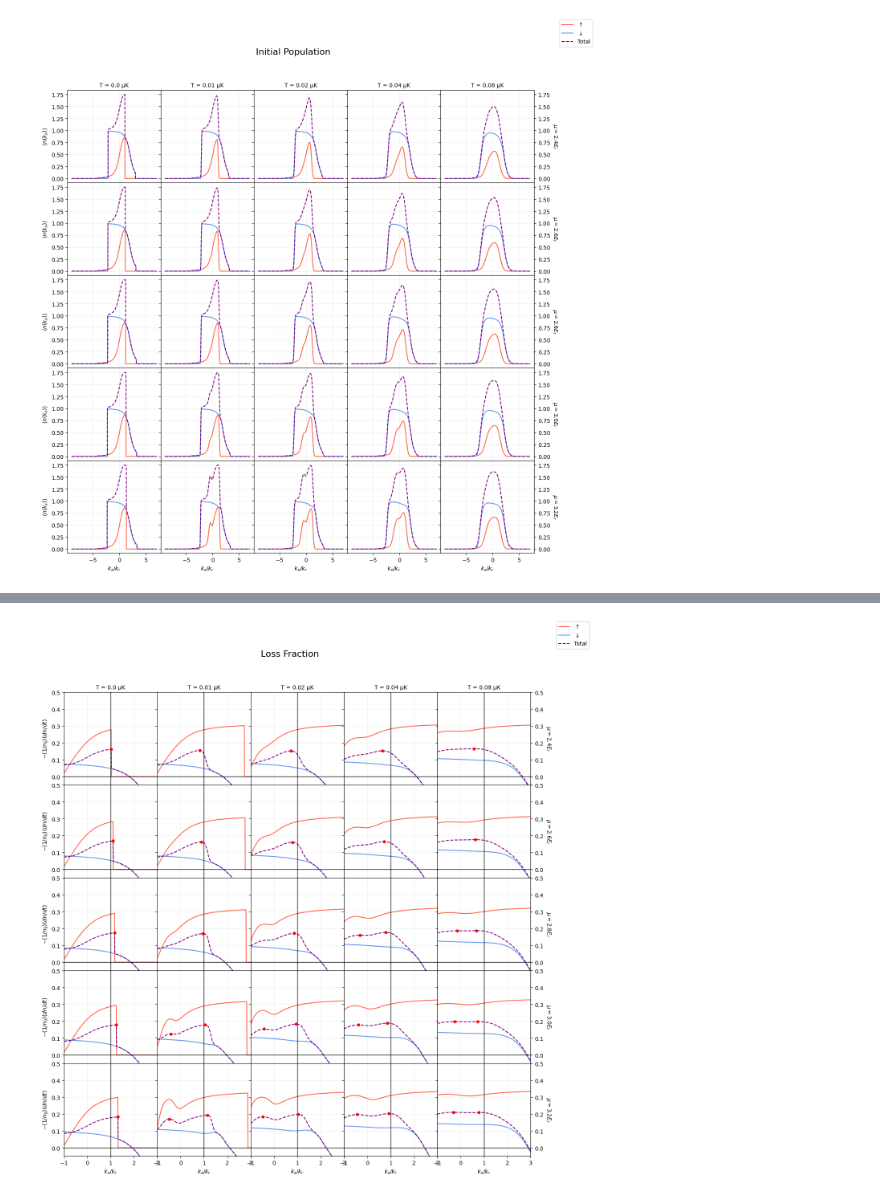
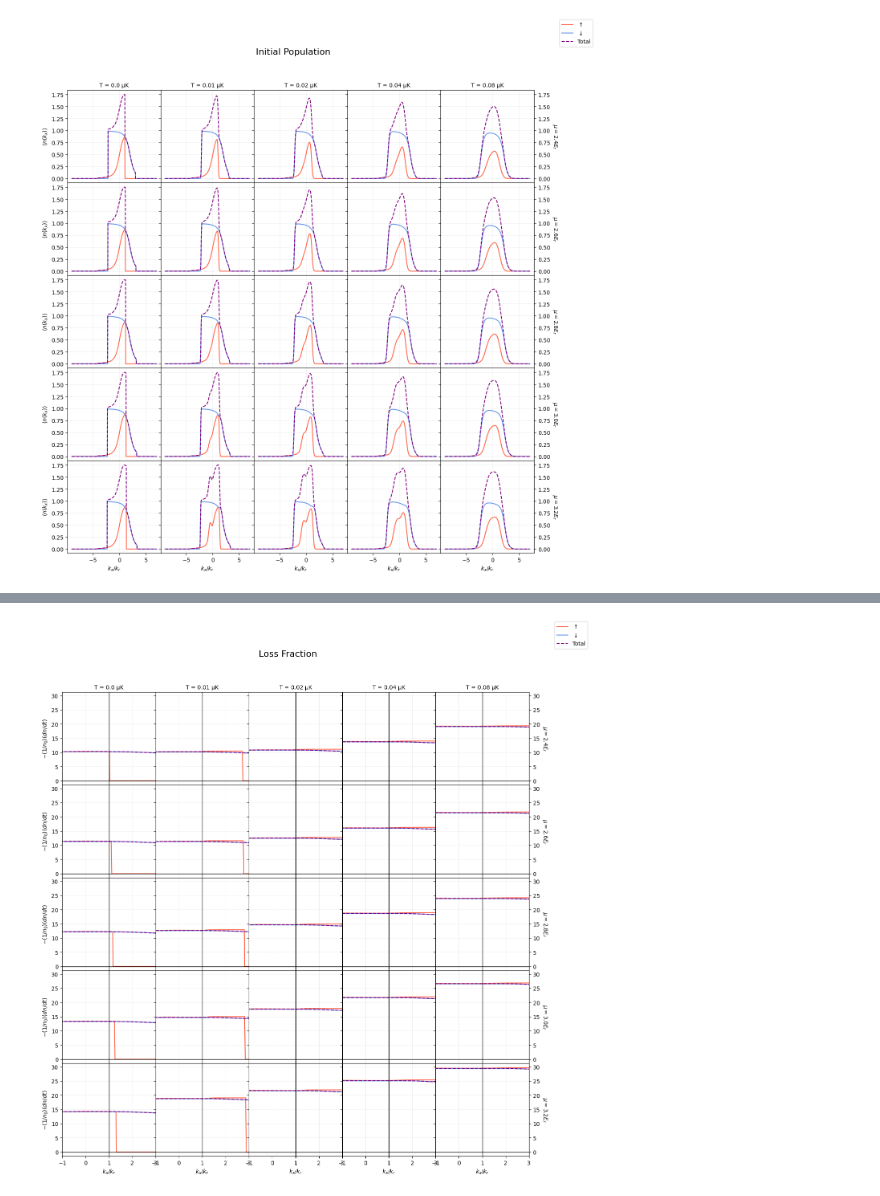
Before and after one commit to pco0511/yb-soc-two-body-loss, a Jupyter notebook: src/momentum_dependency_multiple_plot.ipynb, the cells around one changed output, grey strips where cells are left out. Drawn from its saved outputs; the diff is of its cells as text; code cells hidden in the pictures.

Commit message:
nh calc

```diff
--- a/src/momentum_dependency_multiple_plot.ipynb
+++ b/src/momentum_dependency_multiple_plot.ipynb
@@ -99,0 +134,31 @@ points_to_calc_canon = np.linspace(q_left - 1, q_right + 1, (q_right - q_left +
+# %%
+def corrmat_4_1(alphas: np.ndarray, betas: np.ndarray, n_upper: np.ndarray, n_lower: np.ndarray):
+    assert alphas.shape == betas.shape == n_upper.shape == n_lower.shape
+    assert np.isrealobj(alphas) and np.isrealobj(betas) # not implemented yet
+
+    # 0th axis: p
+    # 1st axis: q
+
+    alpha_q = alphas[np.newaxis, :]
+    beta_q = betas[np.newaxis, :]
+    n_upper_q = n_upper[np.newaxis, :]
+    n_lower_q = n_lower[np.newaxis, :]
+
+    alpha_p = alphas[:, np.newaxis]
+    beta_p = betas[:, np.newaxis]
+    n_upper_p = n_upper[:, np.newaxis]
+    n_lower_p = n_lower[:, np.newaxis]
+
+    # off-diagonals
+    corr_mat = -alpha_q * beta_p * alpha_p * beta_q * n_upper_q * n_upper_p
+    corr_mat += beta_q * beta_p * alpha_q * alpha_p * n_lower_q * n_upper_p
+    corr_mat += alpha_q * alpha_p * beta_q * beta_p * n_upper_q * n_lower_p
+    corr_mat += -alpha_p * beta_q * alpha_q * beta_p * n_lower_q * n_lower_p
+
+    # diagonals
+    diagonal_indices = np.diag_indices_from(corr_mat)
+    corr_mat[diagonal_indices] = (
+        (alphas ** 2 + betas ** 2) ** 2
+    ) * n_upper * n_lower
+
+    return corr_mat
@@ -223,7 +654,7 @@ all_results = {}
 for mu in mus_to_sim:
     for T in temperatures_to_sim:
         print(f"Calculating for: T={T}μK, μ={mu}")
-        all_results[(T, mu)] = calculate_physical_quantities(temperature_muK=T, mu=mu)
+        all_results[(T, mu)] = initial_loss_non_hermitian(temperature_muK=T, mu=mu)
 print("All calculations complete.")
 # %% [output]
 Calculating for: T=0.0μK, μ=2.4
@@ -434,36 +843,37 @@ plt.show()
 from scipy.signal import find_peaks
 
 fig, axes = plt.subplots(nrows, ncols, figsize=(3 * ncols, 3 * nrows), sharex=True, sharey=True)
 fig.suptitle("Loss Fraction", fontsize=16, y=0.95)
 fig.subplots_adjust(wspace=0, hspace=0)
 for i, mu in enumerate(mus_to_sim):
     for j, T in enumerate(temperatures_to_sim):
         ax = axes[i, j]
         data = all_results[(T, mu)]
         ax.plot(points_to_calc_canon, data['loss_fraction_up_canon'], color='tomato', lw=1.5, label="$\\uparrow$")
         ax.plot(points_to_calc_canon, data['loss_fraction_down_canon'], color='cornflowerblue', lw=1.5, label="$\\downarrow$")
         ax.plot(points_to_calc_canon, data['loss_fraction_total_canon'], color='purple', lw=1.5, ls='--', label="Total")
 
         total_loss = data['loss_fraction_total_canon']
-        peak_indices, _ = find_peaks(total_loss)
-        x_peaks = points_to_calc_canon[peak_indices]
-        y_peaks = total_loss[peak_indices]
-        ax.scatter(x_peaks, y_peaks, color='red', marker='o', s=20, zorder=5)
+        # peak_indices, _ = find_peaks(total_loss)
+        # x_peaks = points_to_calc_canon[peak_indices]
+        # y_peaks = total_loss[peak_indices]
+        # ax.scatter(x_peaks, y_peaks, color='red', marker='o', s=20, zorder=5)
 
 
         if i < nrows - 1: ax.tick_params(labelbottom=False)
         if j > 0: ax.tick_params(labelleft=False)
         if i == 0: ax.set_title(f"T = {T} μK", fontsize=10)
         if j == ncols - 1: ax.secondary_yaxis("right").set_ylabel(f"$\\mu = {mu} E_r$", rotation=270, labelpad=15)
         if j == 0: ax.set_ylabel("$-(1/n_0)(dn/dt)$")
         if i == nrows - 1: ax.set_xlabel("$k_x/k_r$")
         ax.axhline(y=0, color='k', lw=1)
         ax.axvline(x=1, color='k', lw=1)
 
-        ax.set_ylim(-0.05, 0.5); ax.set_xlim(-1, 3)
+        # ax.set_ylim(-0.05, 0.5)
+        ax.set_xlim(-1, 3)
         ax.grid(True, alpha=0.3, lw=0.5)
 handles, labels = axes[0,0].get_legend_handles_labels()
 fig.legend(handles, labels, loc='outside upper right')
 plt.show()
 # %% [output]
-[figure, old version]
+[figure, new version]
```
Also changed, not shown: parts of 18 cells of this notebook, 1 other file.
